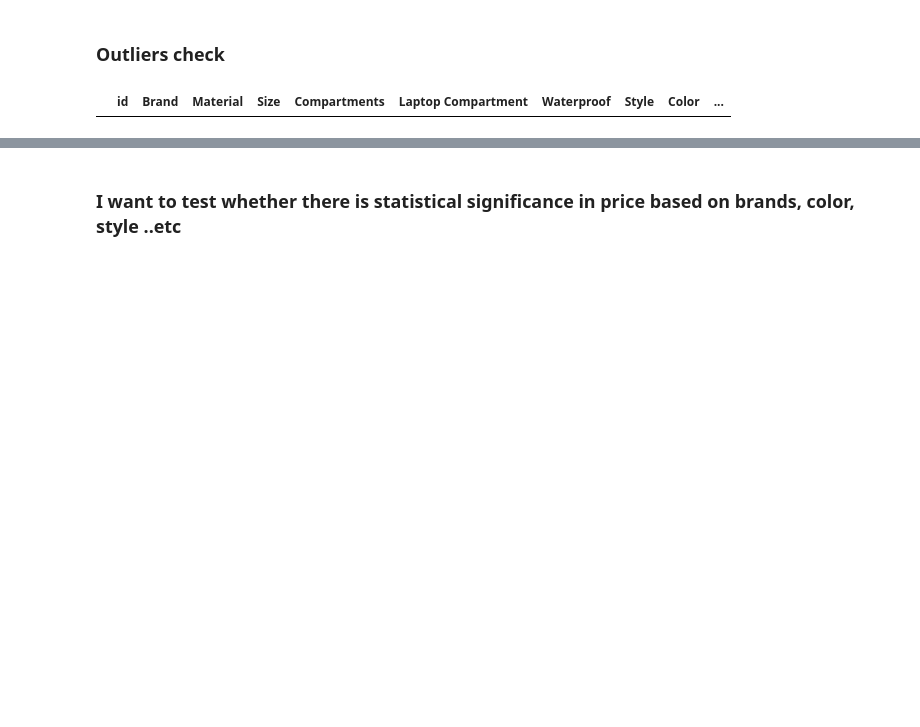
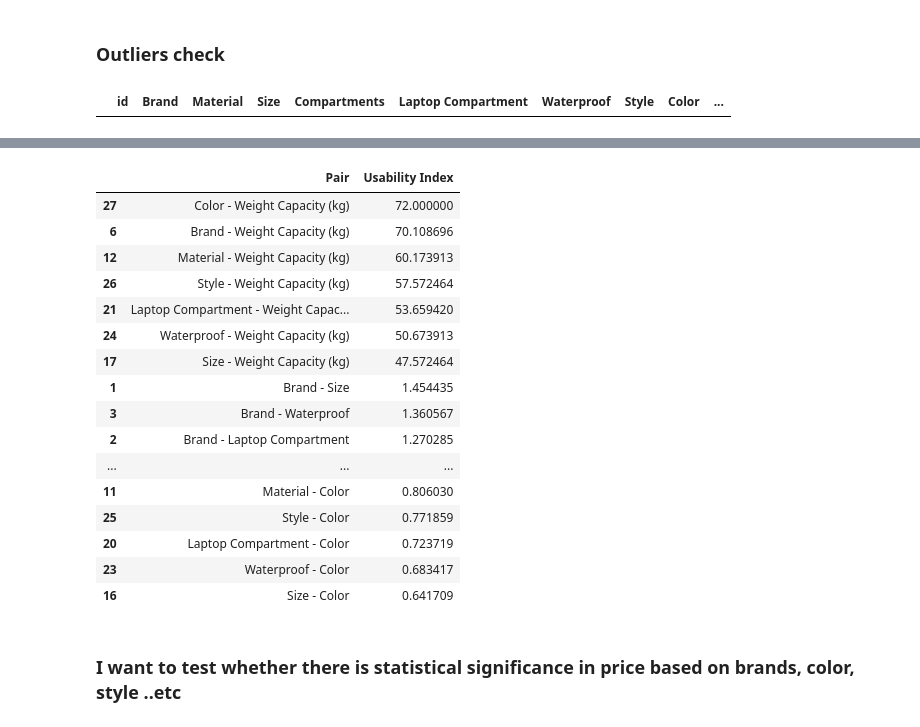
Before and after one commit to chiseanchang0727/Kaggles, a Jupyter notebook: BackpackPredictionChallenge/EDA_1.ipynb, the cells around one changed output, grey strips where cells are left out. Saved outputs shown, nothing was run; the diff lists cells and outputs as text; code cells hidden in the pictures; blank space fills up the shorter version.

```diff
--- a/BackpackPredictionChallenge/EDA_1.ipynb
+++ b/BackpackPredictionChallenge/EDA_1.ipynb
@@ -233,3 +417,48 @@ detect_outliers_by_category(df, category_cols=cate_cols)
+# %%
+def missing_usability_index(df):
+    """
+    Computes the missing usability index (Ijk) for missing data pairs.
+
+
+
+    Args:
+        df (pd.DataFrame): The missing data pairs DataFrame.
+
+    Returns:
+        pd.DataFrame: The usability index for each pair.
+    """
+    usability_scores = []
+
+    for index, row in df.iterrows():
+        col_pair = row["Pair"]
+        RM, MR, MM = row["RM"], row["MR"], row["MM"]
+
+        if (RM + MM) > 0:
+            I_jk = MR / (RM + MM)
+            usability_scores.append({"Pair": col_pair, "Usability Index": I_jk})
+
+    return pd.DataFrame(usability_scores).sort_values("Usability Index", ascending=False)
+# %%
+usability_df = missing_usability_index(missing_results)
+usability_df
+# %% [output]
+|  | Pair | Usability Index |
+| 27 | Color - Weight Capacity (kg) | 72.000000 |
+| 6 | Brand - Weight Capacity (kg) | 70.108696 |
+| 12 | Material - Weight Capacity (kg) | 60.173913 |
+| 26 | Style - Weight Capacity (kg) | 57.572464 |
+| 21 | Laptop Compartment - Weight Capac... | 53.659420 |
+| 24 | Waterproof - Weight Capacity (kg) | 50.673913 |
+| 17 | Size - Weight Capacity (kg) | 47.572464 |
+| 1 | Brand - Size | 1.454435 |
+| 3 | Brand - Waterproof | 1.360567 |
+| 2 | Brand - Laptop Compartment | 1.270285 |
+| ... | ... | ... |
+| 11 | Material - Color | 0.806030 |
+| 25 | Style - Color | 0.771859 |
+| 20 | Laptop Compartment - Color | 0.723719 |
+| 23 | Waterproof - Color | 0.683417 |
+| 16 | Size - Color | 0.641709 |
 # %% [markdown]
 ### I want to test whether there is statistical significance in price based on brands, color, style ..etc
 # %%
```
Also changed, not shown: parts of 17 cells of this notebook.
